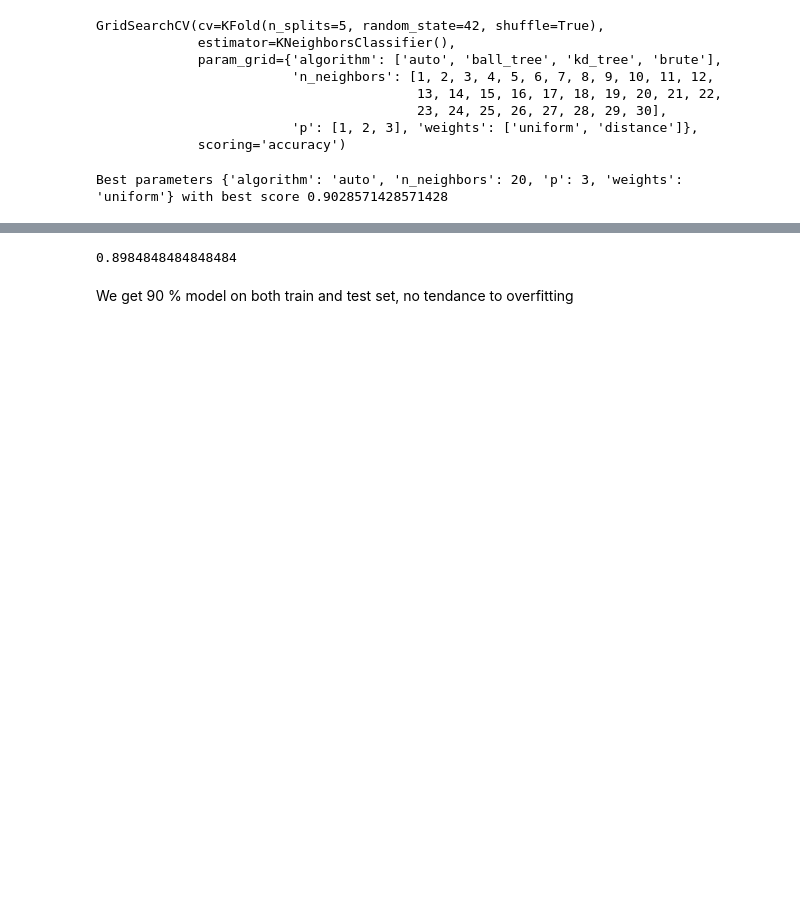
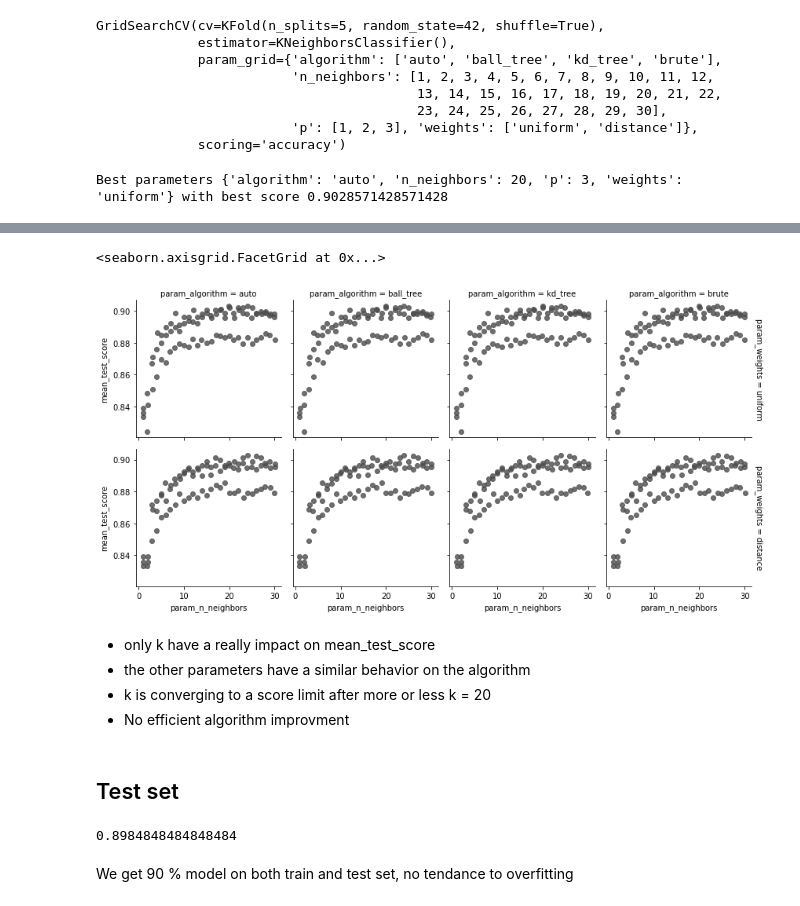
Before and after one commit to Thanujan-Puvikaran/Projet_data_a4, a Jupyter notebook: Projet/Models/KNN_V.1.ipynb, the cells around one changed output, grey strips where cells are left out. Cells and saved outputs as stored; diff of their text form; code cells hidden in the pictures; blank space fills up the shorter version.

```diff
--- a/Projet/Models/KNN_V.1.ipynb
+++ b/Projet/Models/KNN_V.1.ipynb
@@ -67,3 +106,17 @@ Best parameters {'algorithm': 'auto', 'n_neighbors': 20, 'p': 3, 'weights': 'uni
+# %%
+#Comparing parameters
+g = sns.FacetGrid(results, row="param_weights", col="param_algorithm", margin_titles=True)
+g.map(sns.regplot, "param_n_neighbors","mean_test_score", color=".3", fit_reg=False, x_jitter=.1)
+# %% [output]
+<seaborn.axisgrid.FacetGrid at 0x...>
+[figure, added]
+# %% [markdown]
+- only k have a really impact on mean_test_score
+- the other parameters have a similar behavior on the algorithm
+- k is converging to a score limit after more or less k = 20
+- No efficient algorithm improvment
+# %% [markdown]
+## Test set
 # %%
 # Testing model
 y_pred = k_nn_grid.predict(X_test)
```
Also changed, not shown: parts of 9 cells of this notebook, 11 other files.
